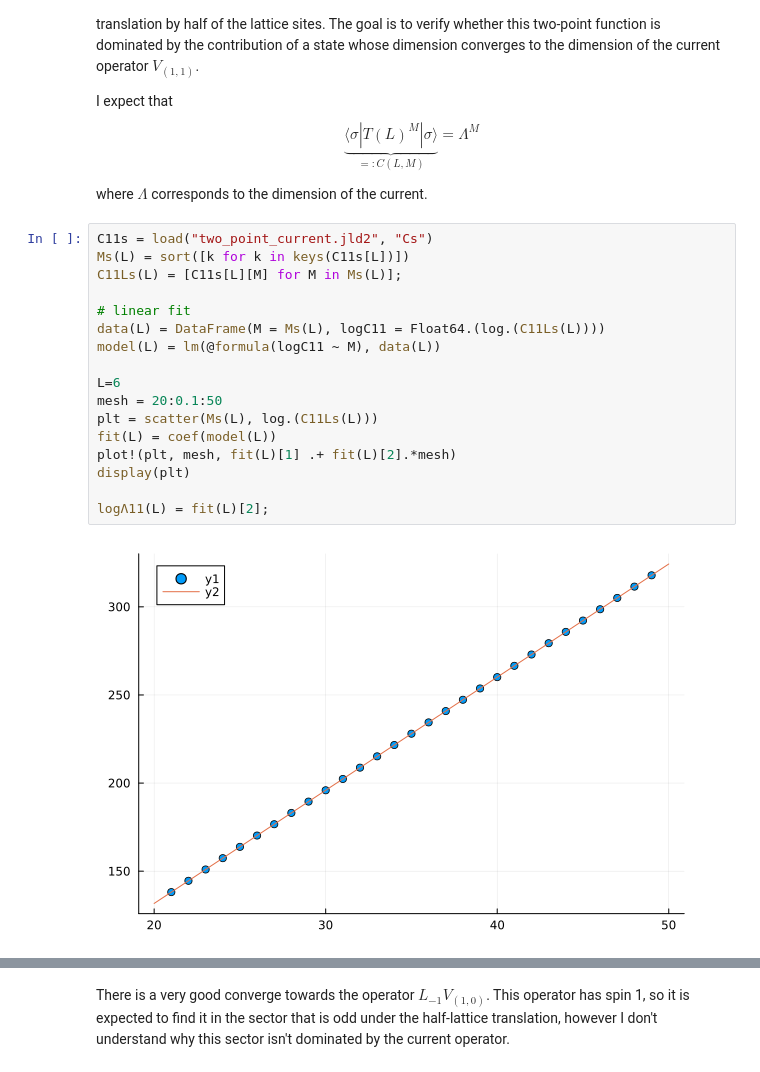
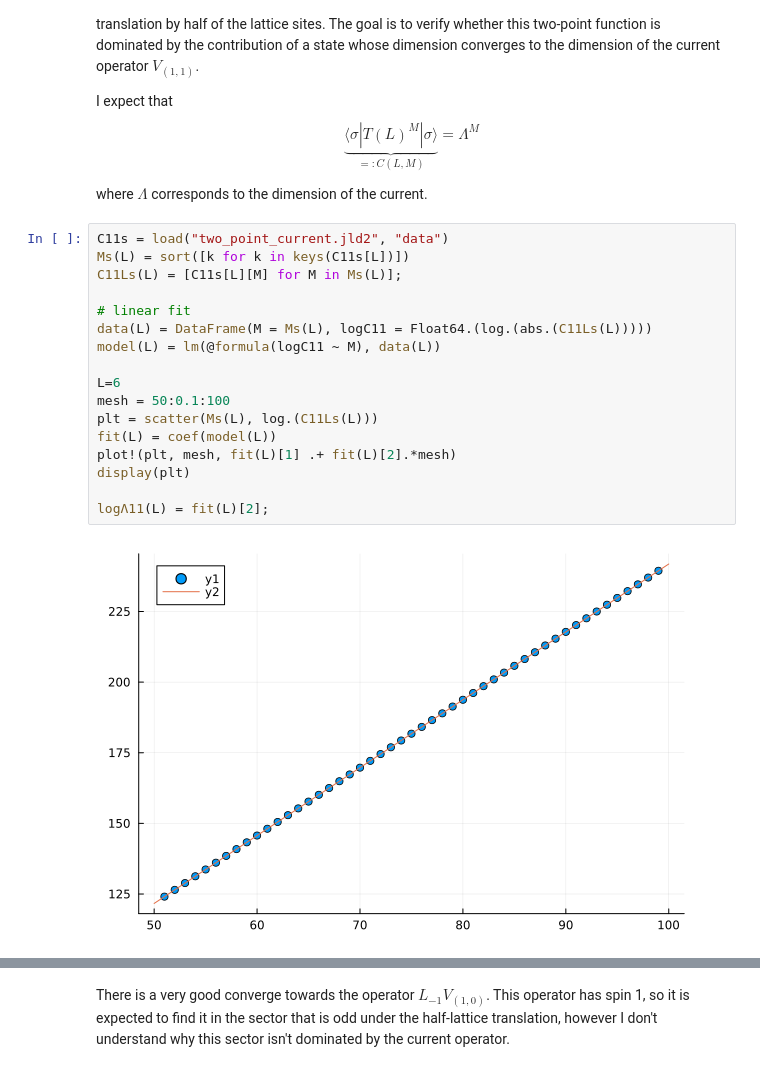
Before and after one commit to Paul-Roux-Phys/3pt-functions-loop-models, a Jupyter notebook: FK_loops/results/extrapolate.ipynb, the cells around one changed output, grey strips where cells are left out. Drawn from its saved outputs; the diff is of its cells as text.

Commit message:
analysed two-point function in odd sector for FK

```diff
--- a/FK_loops/results/extrapolate.ipynb
+++ b/FK_loops/results/extrapolate.ipynb
@@ -181,24 +183,24 @@ $$
 
 where $\Lambda$ corresponds to the dimension of the current.
 # %%
-C11s = load("two_point_current.jld2", "Cs")
+C11s = load("two_point_current.jld2", "data")
 Ms(L) = sort([k for k in keys(C11s[L])])
 C11Ls(L) = [C11s[L][M] for M in Ms(L)];
 
 # linear fit
-data(L) = DataFrame(M = Ms(L), logC11 = Float64.(log.(C11Ls(L))))
+data(L) = DataFrame(M = Ms(L), logC11 = Float64.(log.(abs.(C11Ls(L)))))
 model(L) = lm(@formula(logC11 ~ M), data(L))
 
 L=6
-mesh = 20:0.1:50
+mesh = 50:0.1:100
 plt = scatter(Ms(L), log.(C11Ls(L)))
 fit(L) = coef(model(L))
 plot!(plt, mesh, fit(L)[1] .+ fit(L)[2].*mesh)
 display(plt)
 
 logΛ11(L) = fit(L)[2];
 # %% [output]
-[figure, old version]
+[figure, new version]
 # %%
 @variables Δ
 
```
Also changed, not shown: parts of 3 cells of this notebook, 3 other files.
